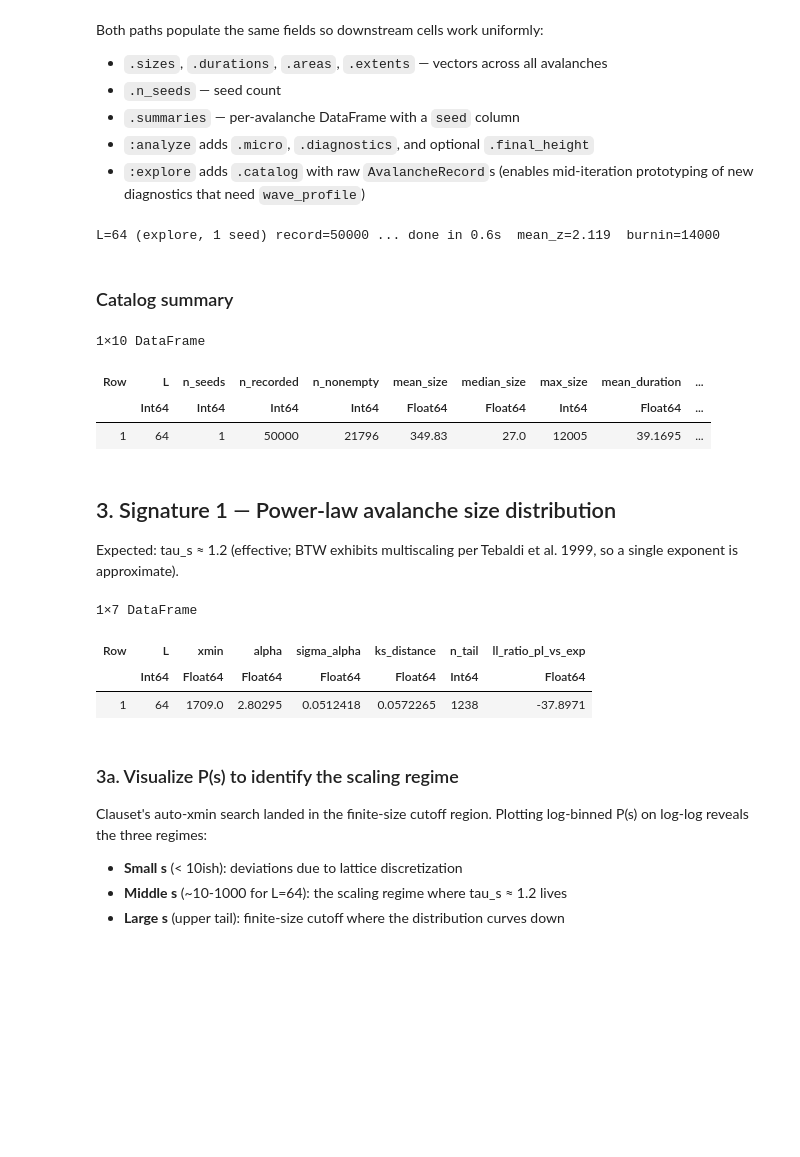
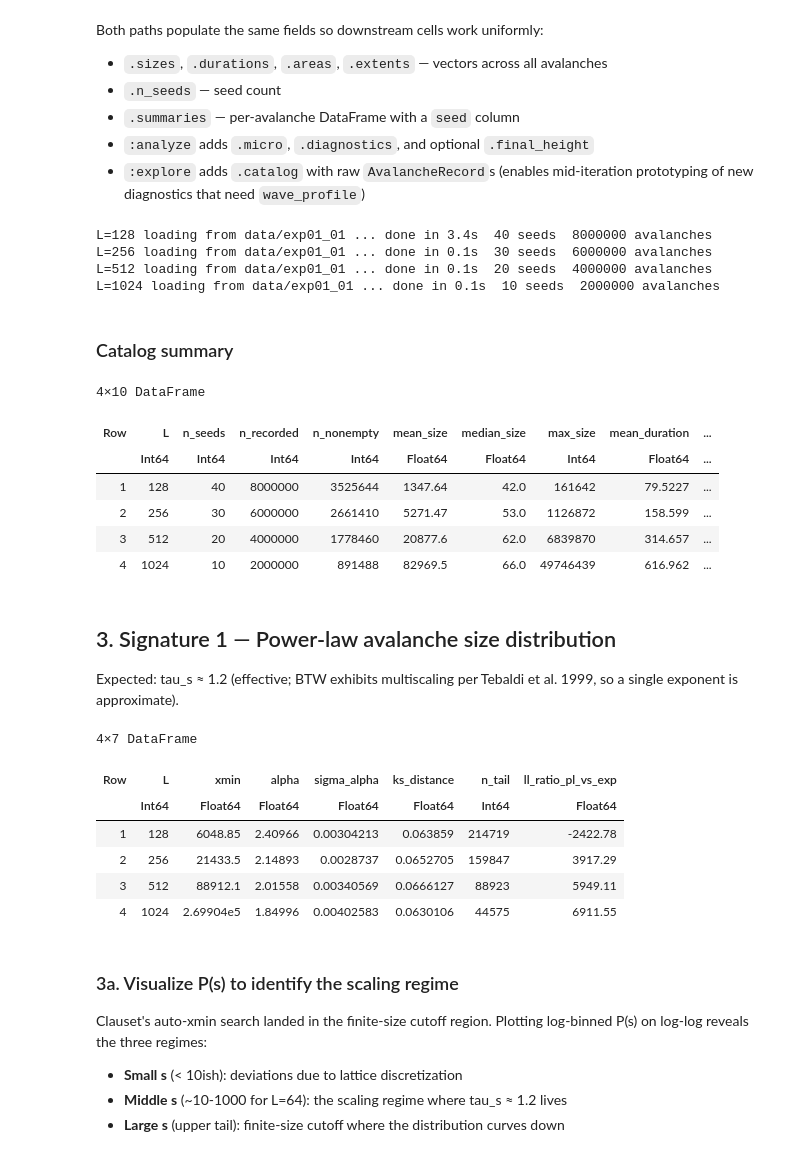
Before and after one commit to gary-dalton/criticality-index, a Jupyter notebook: work/exp01_01_btw_sandpile.ipynb, the cells around one changed output. Saved outputs shown, nothing was run; the diff lists cells and outputs as text; code cells hidden in the pictures; blank space fills up the shorter version.

```diff
--- a/work/exp01_01_btw_sandpile.ipynb
+++ b/work/exp01_01_btw_sandpile.ipynb
@@ -25,7 +25,7 @@ Two modes controlled by `MODE`:
 Large ensemble production is **not** done in this notebook — that runs in the headless Julia container (see [WORKFLOW.md](experiments/validation/WORKFLOW.md)).
 # %%
 # :explore for in-kernel iteration; :analyze to load ensemble from disk.
-MODE = :explore
+MODE = :analyze
 
 # For :analyze mode — which L values to load from disk.
 # For :explore mode — which L values to simulate (one seed each at small L).
@@ -251,7 +251,10 @@ end
 
 nothing
 # %% [output]
-L=64 (explore, 1 seed) record=50000 ... done in 0.6s  mean_z=2.119  burnin=14000
+L=128 loading from data/exp01_01 ... done in 3.4s  40 seeds  8000000 avalanches
+L=256 loading from data/exp01_01 ... done in 0.1s  30 seeds  6000000 avalanches
+L=512 loading from data/exp01_01 ... done in 0.1s  20 seeds  4000000 avalanches
+L=1024 loading from data/exp01_01 ... done in 0.1s  10 seeds  2000000 avalanches
 # %% [markdown]
 ### Catalog summary
 # %%
@@ -277,36 +280,43 @@ for L in L_values
 end
 DataFrame(summary_rows)
 # %% [output]
-1×10 DataFrame
+4×10 DataFrame
 | Row | L | n_seeds | n_recorded | n_nonempty | mean_size | median_size | max_size | mean_duration | ... |
 |  | Int64 | Int64 | Int64 | Int64 | Float64 | Float64 | Int64 | Float64 | ... |
-| 1 | 64 | 1 | 50000 | 21796 | 349.83 | 27.0 | 12005 | 39.1695 | ... |
+| 1 | 128 | 40 | 8000000 | 3525644 | 1347.64 | 42.0 | 161642 | 79.5227 | ... |
+| 2 | 256 | 30 | 6000000 | 2661410 | 5271.47 | 53.0 | 1126872 | 158.599 | ... |
+| 3 | 512 | 20 | 4000000 | 1778460 | 20877.6 | 62.0 | 6839870 | 314.657 | ... |
+| 4 | 1024 | 10 | 2000000 | 891488 | 82969.5 | 66.0 | 49746439 | 616.962 | ... |
 # %% [markdown]
 ## 3. Signature 1 — Power-law avalanche size distribution
 
 Expected: tau_s ≈ 1.2 (effective; BTW exhibits multiscaling per Tebaldi et al. 1999, so a single exponent is approximate).
 # %%
+function log_spaced_xmin_candidates(data; n=50)
+    positive = filter(>(0), data)
+    return exp.(range(log(1.0), log(quantile(positive, 0.95)), length=n))
+end
+
 pl_rows = NamedTuple[]
 for L in L_values
     sizes = Float64.(filter(>(0), results[L].sizes))
-    fit = fit_power_law(sizes)
+    fit = fit_power_law(sizes; candidate_xmins=log_spaced_xmin_candidates(sizes))
     cmp = compare_power_law_exponential(sizes, fit.xmin, fit.alpha)
     push!(pl_rows, (
-        L = L,
-        xmin = fit.xmin,
-        alpha = fit.alpha,
-        sigma_alpha = fit.sigma_alpha,
-        ks_distance = fit.ks_distance,
-        n_tail = fit.n_tail,
-        ll_ratio_pl_vs_exp = cmp.log_likelihood_ratio,
+        L=L, xmin=fit.xmin, alpha=fit.alpha, sigma_alpha=fit.sigma_alpha,
+        ks_distance=fit.ks_distance, n_tail=fit.n_tail,
+        ll_ratio_pl_vs_exp=cmp.log_likelihood_ratio,
     ))
 end
 DataFrame(pl_rows)
 # %% [output]
-1×7 DataFrame
+4×7 DataFrame
 | Row | L | xmin | alpha | sigma_alpha | ks_distance | n_tail | ll_ratio_pl_vs_exp |
 |  | Int64 | Float64 | Float64 | Float64 | Float64 | Int64 | Float64 |
-| 1 | 64 | 1709.0 | 2.80295 | 0.0512418 | 0.0572265 | 1238 | -37.8971 |
+| 1 | 128 | 6048.85 | 2.40966 | 0.00304213 | 0.063859 | 214719 | -2422.78 |
+| 2 | 256 | 21433.5 | 2.14893 | 0.0028737 | 0.0652705 | 159847 | 3917.29 |
+| 3 | 512 | 88912.1 | 2.01558 | 0.00340569 | 0.0666127 | 88923 | 5949.11 |
+| 4 | 1024 | 2.69904e5 | 1.84996 | 0.00402583 | 0.0630106 | 44575 | 6911.55 |
 # %% [markdown]
 ### 3a. Visualize P(s) to identify the scaling regime
 
```
Also changed, not shown: parts of 24 cells of this notebook, 1 other file.
